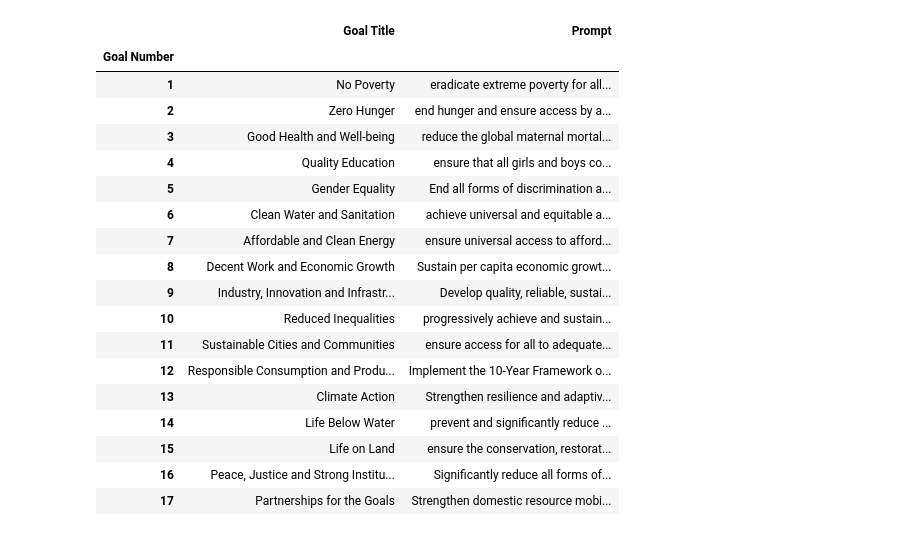
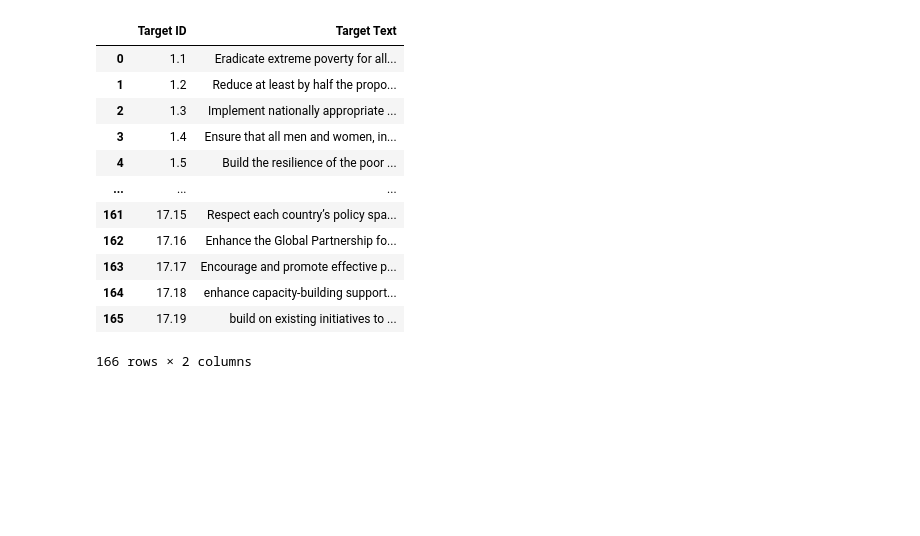
Before and after one commit to alkemata/InnoNotebooks, a Jupyter notebook: extract_sdg.ipynb, the cells around one changed output. Cells and saved outputs as stored; diff of their text form; code cells hidden in the pictures; blank space fills up the shorter version.

```diff
--- a/extract_prompts_test (1).ipynb
+++ b/extract_sdg.ipynb
@@ -242,23 +264,17 @@ sdg_df = create_sdg_dataframe(sdg_targets)
 # %%
-sdg_df
+targets_df
 # %% [output]
-|  | Goal Title | Prompt |
-| Goal Number |  |  |
-| 1 | No Poverty | eradicate extreme poverty for all... |
-| 2 | Zero Hunger | end hunger and ensure access by a... |
-| 3 | Good Health and Well-being | reduce the global maternal mortal... |
-| 4 | Quality Education | ensure that all girls and boys co... |
-| 5 | Gender Equality | End all forms of discrimination a... |
-| 6 | Clean Water and Sanitation | achieve universal and equitable a... |
-| 7 | Affordable and Clean Energy | ensure universal access to afford... |
-| 8 | Decent Work and Economic Growth | Sustain per capita economic growt... |
-| 9 | Industry, Innovation and Infrastr... | Develop quality, reliable, sustai... |
-| 10 | Reduced Inequalities | progressively achieve and sustain... |
-| 11 | Sustainable Cities and Communities | ensure access for all to adequate... |
-| 12 | Responsible Consumption and Produ... | Implement the 10‑Year Framework o... |
-| 13 | Climate Action | Strengthen resilience and adaptiv... |
-| 14 | Life Below Water | prevent and significantly reduce ... |
-| 15 | Life on Land | ensure the conservation, restorat... |
-| 16 | Peace, Justice and Strong Institu... | Significantly reduce all forms of... |
-| 17 | Partnerships for the Goals | Strengthen domestic resource mobi... |
+|  | Target ID | Target Text |
+| 0 | 1.1 | Eradicate extreme poverty for all... |
+| 1 | 1.2 | Reduce at least by half the propo... |
+| 2 | 1.3 | Implement nationally appropriate ... |
+| 3 | 1.4 | Ensure that all men and women, in... |
+| 4 | 1.5 | Build the resilience of the poor ... |
+| ... | ... | ... |
+| 161 | 17.15 | Respect each country’s policy spa... |
+| 162 | 17.16 | Enhance the Global Partnership fo... |
+| 163 | 17.17 | Encourage and promote effective p... |
+| 164 | 17.18 | enhance capacity-building support... |
+| 165 | 17.19 | build on existing initiatives to ... |
+166 rows × 2 columns
 # %%
```
Also changed, not shown: parts of 5 cells of this notebook, 2 other files.
